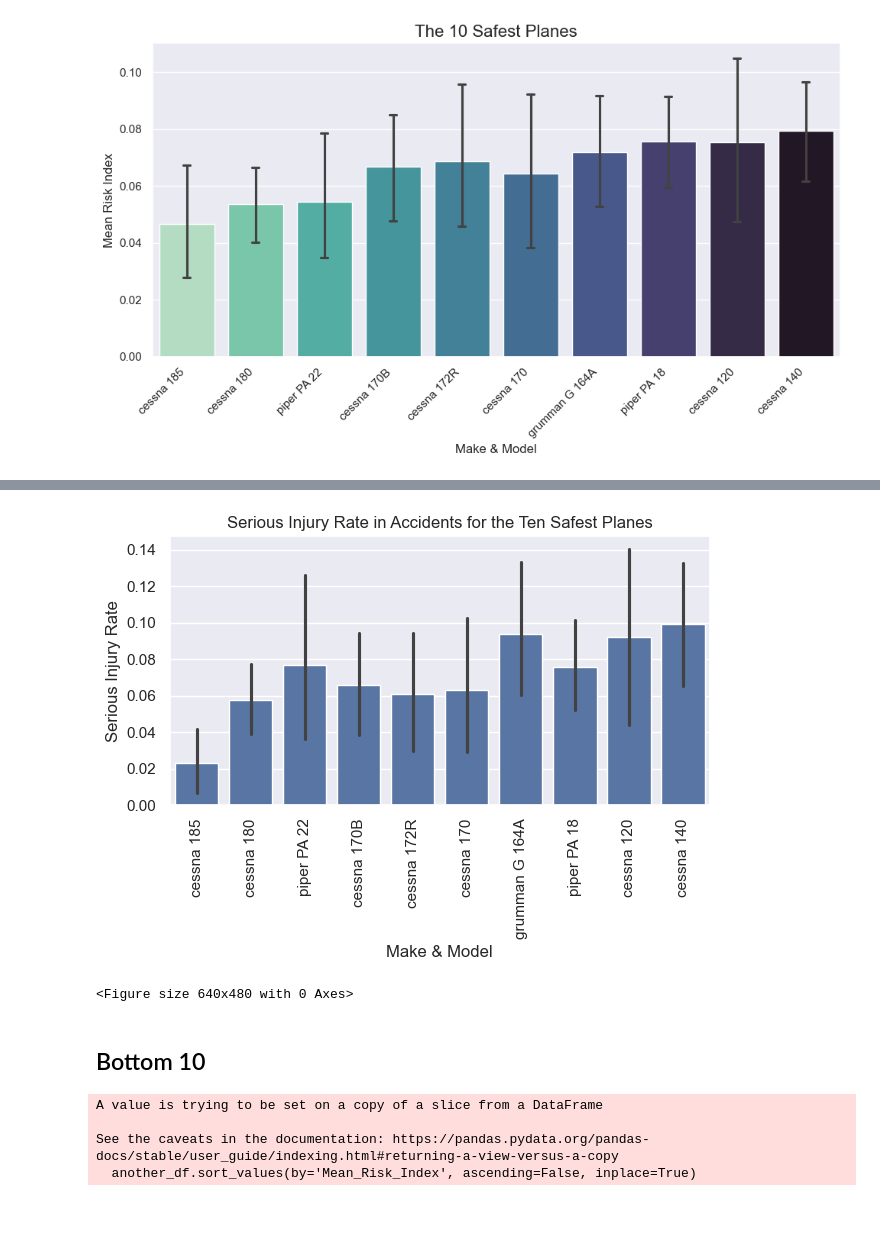
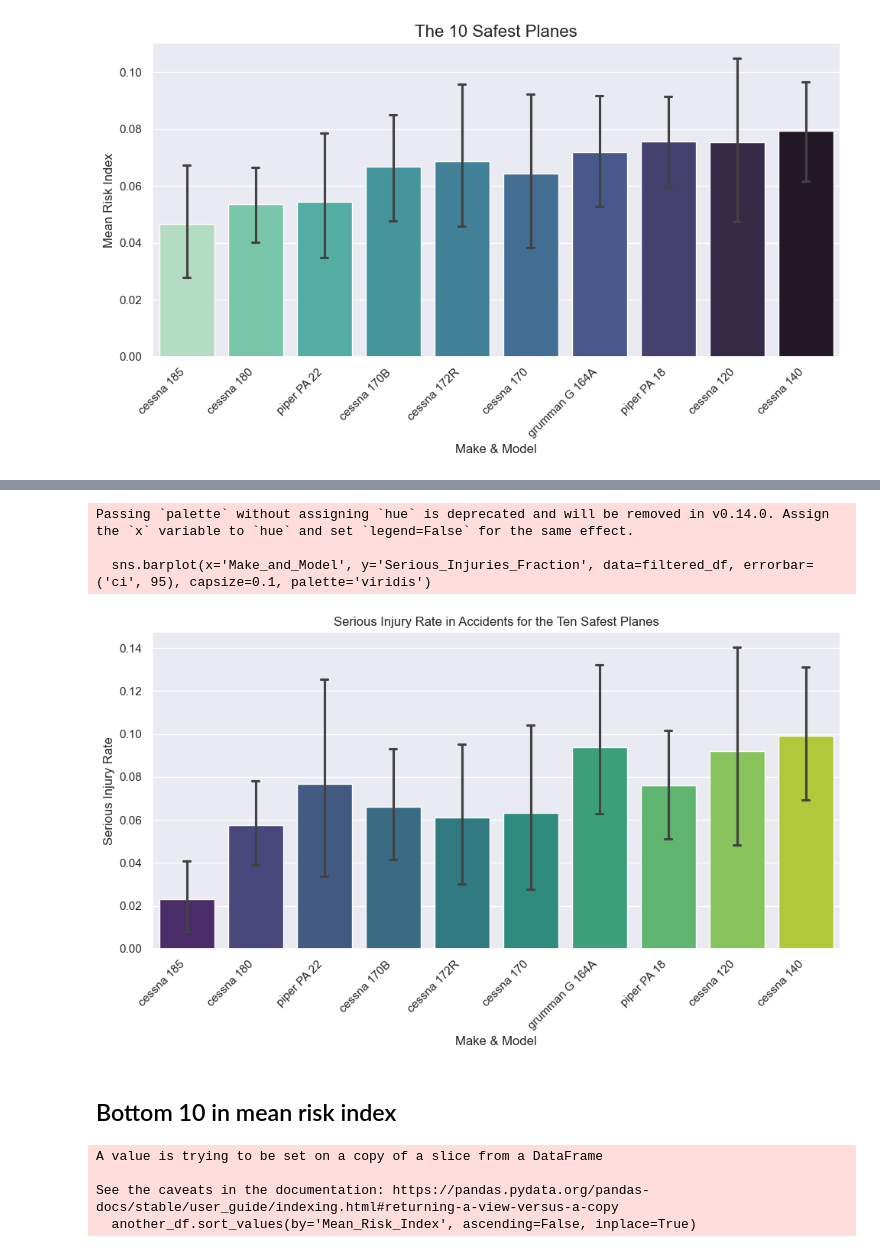
Before and after one commit to williambguo/ds-project1, a Jupyter notebook: Notebooks/EDA.ipynb, the cells around one changed output, grey strips where cells are left out. Saved outputs shown, nothing was run; the diff lists cells and outputs as text; code cells hidden in the pictures; blank space fills up the shorter version.

```diff
--- a/Notebooks/EDA.ipynb
+++ b/Notebooks/EDA.ipynb
@@ -194,0 +219,3 @@ df.to_csv('data_cleaned_and_amended.csv', index=False)
+# %%
+# Sort df_safest by Mean_Risk_Index in ascending order
+df_safest = df_safest.sort_values('Mean_Risk_Index', ascending=True)
@@ -194,0 +229,4 @@ df.to_csv('data_cleaned_and_amended.csv', index=False)
+# %%
+# 79 is a good amount!
+df_safest['Make_and_Model'] = df_safest['Make'] + ' ' + df_safest['Model']
+df_safest[:10]
@@ -195,6 +245,6 @@ df.to_csv('data_cleaned_and_amended.csv', index=False)
 # %%
 # Filtering df by the ten safest planes
-top_ten = ['cessna 185', 'cessna 180', 'piper PA 22', 'cessna 170B', 'cessna 172R', 'cessna 170', 'grumman G 164A', 'piper PA 18', 'cessna 120', 'cessna 140']
+top_ten = df_safest[:10]['Make_and_Model'].tolist()
 
 filtered_df = df[df['Make_and_Model'].isin(top_ten)]
 
@@ -224,14 +274,19 @@ Passing `palette` without assigning `hue` is deprecated and will be removed in v
   sns.barplot(x='Make_and_Model', y='Risk_Index', data=filtered_df, errorbar=('ci', 95), capsize=0.1, palette='mako_r')
 [figure]
 # %%
-# Fatality rate
-sns.barplot(x='Make_and_Model', y='Fatal_Injuries_Fraction', data=filtered_df, errorbar=('ci', 95))
-plt.xticks(rotation=90)
+# Fatality rate of the ten safest planes
+plt.figure(figsize=(10, 6))
+sns.barplot(x='Make_and_Model', y='Fatal_Injuries_Fraction', data=filtered_df, errorbar=('ci', 95), capsize=0.1, palette='rocket_r')
+
+plt.xticks(rotation=45, ha='right')
+sns.set(style="darkgrid")
+
 plt.xlabel('Make & Model')
 plt.ylabel('Fatality Rate')
 plt.title('Fatality Rate in Accidents for the Ten Safest Planes')
+
 plt.tight_layout()
+plt.savefig('Images/fatality_rate_safest_planes.png')
+
 plt.show()
-
-plt.savefig('fatality_rate_safest_planes.png')
 # %% [output]
@@ -240,17 +297,22 @@ plt.savefig('fatality_rate_safest_planes.png')
 # %%
 # Serious injury rate
-sns.barplot(x='Make_and_Model', y='Serious_Injuries_Fraction', data=filtered_df, errorbar=('ci', 95))
-plt.xticks(rotation=90)
+plt.figure(figsize=(10, 6))
+sns.barplot(x='Make_and_Model', y='Serious_Injuries_Fraction', data=filtered_df, errorbar=('ci', 95), capsize=0.1, palette='viridis')
+
+plt.xticks(rotation=45, ha='right')
+sns.set(style="darkgrid")
+
 plt.xlabel('Make & Model')
 plt.ylabel('Serious Injury Rate')
 plt.title('Serious Injury Rate in Accidents for the Ten Safest Planes')
 plt.tight_layout()
+plt.savefig('Images/serious_injury_rate_safest_planes.png')
 
 plt.show()
-
-plt.savefig('Images/serious_injury_rate_safest_planes.png')
 # %% [output]
+Passing `palette` without assigning `hue` is deprecated and will be removed in v0.14.0. Assign the `x` variable to `hue` and set `legend=False` for the same effect.
+
+  sns.barplot(x='Make_and_Model', y='Serious_Injuries_Fraction', data=filtered_df, errorbar=('ci', 95), capsize=0.1, palette='viridis')
-[figure, old version]
+[figure, new version]
-<Figure size 640x480 with 0 Axes>
 # %% [markdown]
-## Bottom 10
+## Bottom 10 in mean risk index
```
Also changed, not shown: parts of 28 cells of this notebook, 8 other files.
